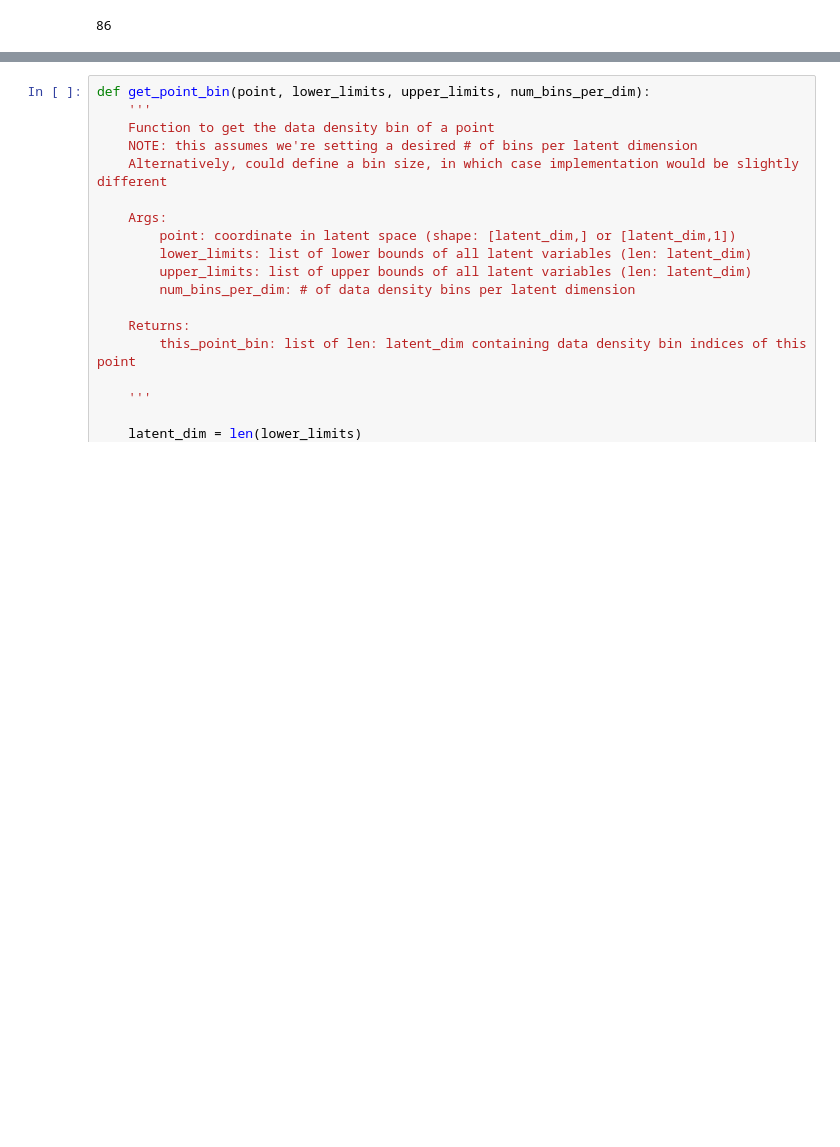
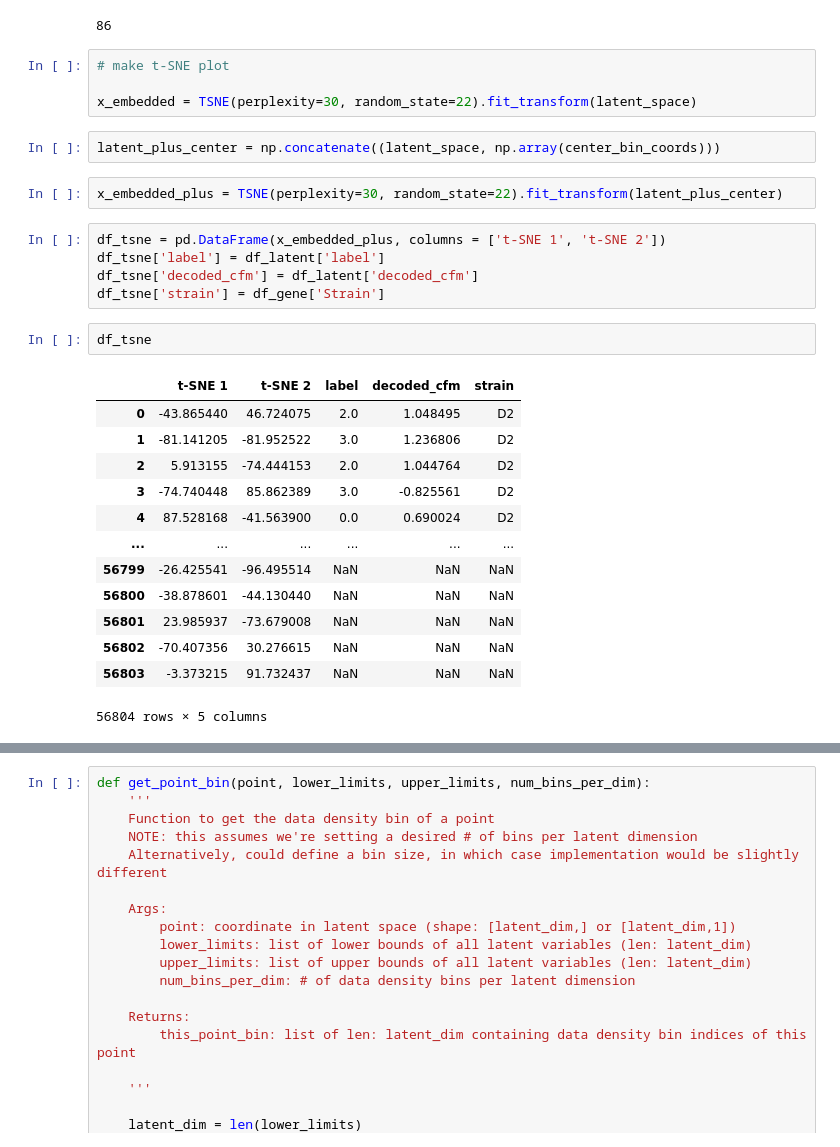
Before and after one commit to draeloslab/mm-vae, a Jupyter notebook: myopic_trajectories.ipynb, the cells around one changed output, grey strips where cells are left out. Drawn from its saved outputs; the diff is of its cells as text; blank space fills up the shorter version.

```diff
--- a/myopic_trajectories.ipynb
+++ b/myopic_trajectories.ipynb
@@ -570,3 +616,32 @@ sing
 len(kde_dict)
 # %% [output]
 86
+# %%
+# make t-SNE plot
+
+x_embedded = TSNE(perplexity=30, random_state=22).fit_transform(latent_space)
+# %%
+latent_plus_center = np.concatenate((latent_space, np.array(center_bin_coords)))
+# %%
+x_embedded_plus = TSNE(perplexity=30, random_state=22).fit_transform(latent_plus_center)
+# %%
+df_tsne = pd.DataFrame(x_embedded_plus, columns = ['t-SNE 1', 't-SNE 2'])
+df_tsne['label'] = df_latent['label']
+df_tsne['decoded_cfm'] = df_latent['decoded_cfm']
+df_tsne['strain'] = df_gene['Strain']
+# %%
+df_tsne
+# %% [output]
+|  | t-SNE 1 | t-SNE 2 | label | decoded_cfm | strain |
+| 0 | -43.865440 | 46.724075 | 2.0 | 1.048495 | D2 |
+| 1 | -81.141205 | -81.952522 | 3.0 | 1.236806 | D2 |
+| 2 | 5.913155 | -74.444153 | 2.0 | 1.044764 | D2 |
+| 3 | -74.740448 | 85.862389 | 3.0 | -0.825561 | D2 |
+| 4 | 87.528168 | -41.563900 | 0.0 | 0.690024 | D2 |
+| ... | ... | ... | ... | ... | ... |
+| 56799 | -26.425541 | -96.495514 | NaN | NaN | NaN |
+| 56800 | -38.878601 | -44.130440 | NaN | NaN | NaN |
+| 56801 | 23.985937 | -73.679008 | NaN | NaN | NaN |
+| 56802 | -70.407356 | 30.276615 | NaN | NaN | NaN |
+| 56803 | -3.373215 | 91.732437 | NaN | NaN | NaN |
+56804 rows × 5 columns
```
Also changed, not shown: parts of 10 cells of this notebook.
